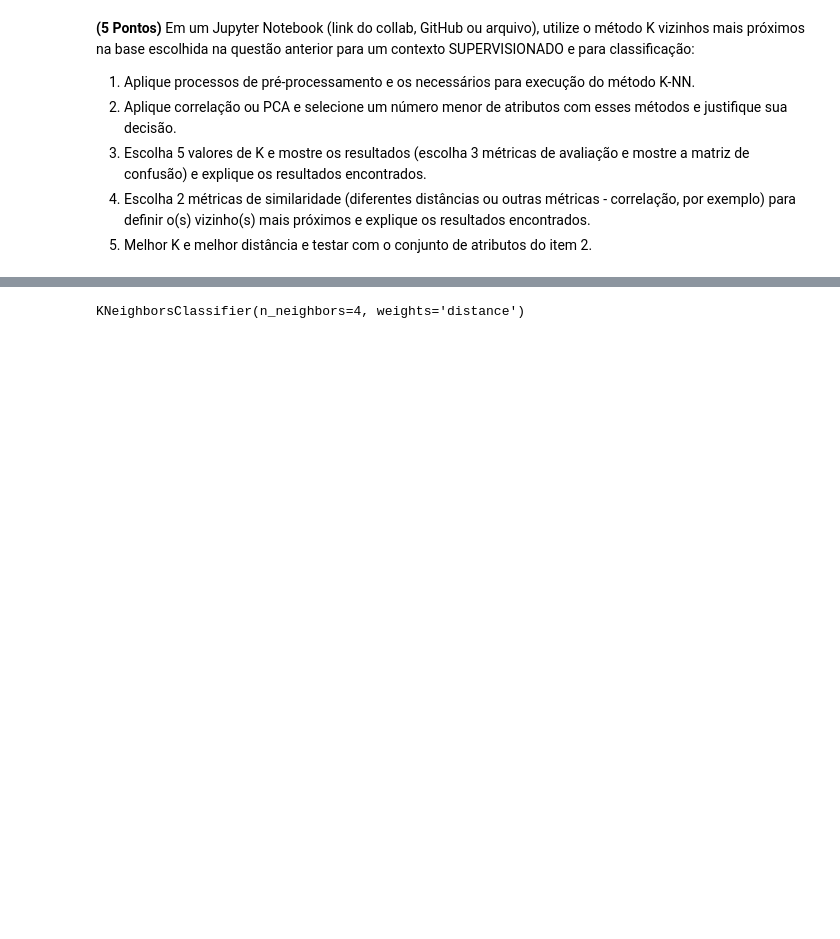
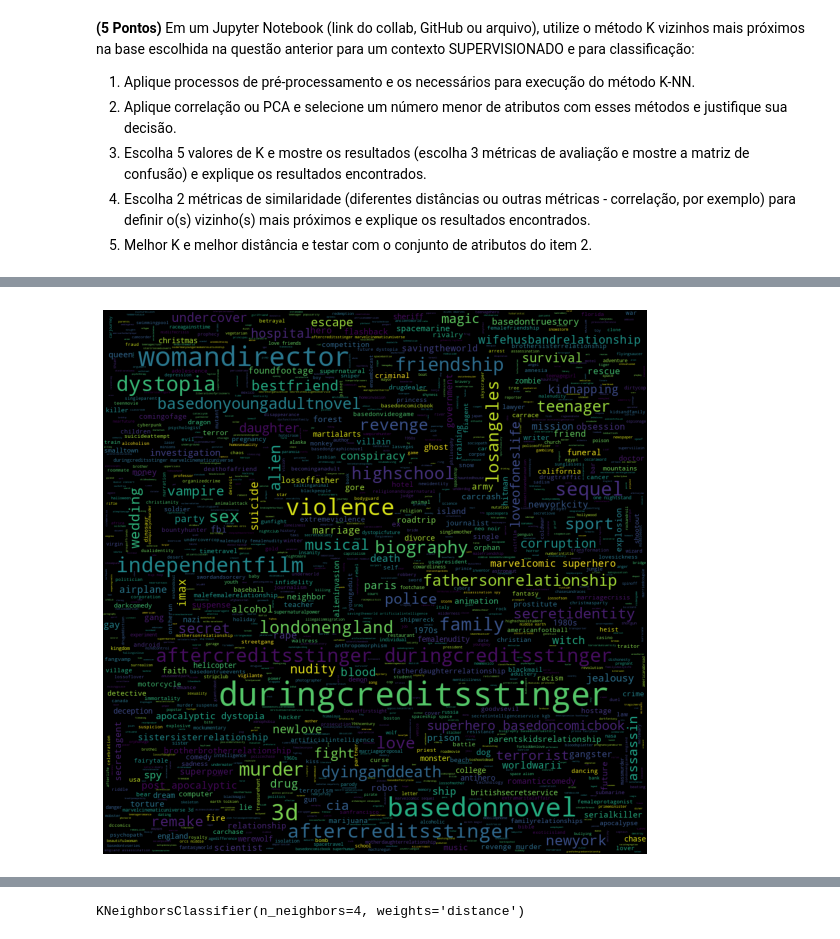
Before and after one commit to mthonorio/IA, a Jupyter notebook: prova_1/IA_Prova_1.ipynb, the cells around one changed output, grey strips where cells are left out. Drawn from its saved outputs; the diff is of its cells as text; code cells hidden in the pictures; blank space fills up the shorter version.

```diff
--- a/prova_1/IA_Prova_1.ipynb
+++ b/prova_1/IA_Prova_1.ipynb
@@ -122,0 +358,3 @@ Name: genres, Length: 4803, dtype: object
+# %%
+movies['genres_bin'] = movies['genres'].apply(lambda x: binary(x))
+movies['genres_bin'].head()
@@ -122,0 +419,9 @@ Name: genres, Length: 4803, dtype: object
+# %%
+actorList = []
+for index, row in movies.iterrows():
+    cast = row["cast"]
+
+    for actor in cast:
+        if actor not in actorList:
+            actorList.append(cast)
+actorList[:10] #now we have a list with unique casts
@@ -122,0 +536,14 @@ Name: genres, Length: 4803, dtype: object
+# %%
+def binary(genre_list):
+    binaryList = []
+
+    for genre in genreList:
+        if genre in genre_list:
+            binaryList.append(1)
+        else:
+            binaryList.append(0)
+
+    return binaryList
+# %%
+movies['cast_bin'] = movies['cast'].apply(lambda x: binary(x))
+movies['cast_bin'].head()
@@ -122,0 +620,20 @@ Name: genres, Length: 4803, dtype: object
+# %%
+stop_words = set(STOPWORDS)
+stop_words.update(',',';','!','?','.','(',')','$','#','+',':','...',' ','')
+words=[]
+words = movies['keywords'].apply(str)
+words = words.dropna().apply(nltk.word_tokenize)
+word=[]
+for i in words:
+    word.extend(i)
+word=pd.Series(word)
+word=([i for i in word.str.lower() if i not in stop_words])
+wc = WordCloud(background_color="black", max_words=2000, stopwords=STOPWORDS, max_font_size= 60,width=1000,height=1000)
+wc.generate(" ".join(word))
+plt.imshow(wc)
+plt.axis('off')
+fig=plt.gcf()
+fig.set_size_inches(10,10)
+plt.show()
+# %% [output]
+[figure, added]
```
Also changed, not shown: parts of 84 cells of this notebook.
